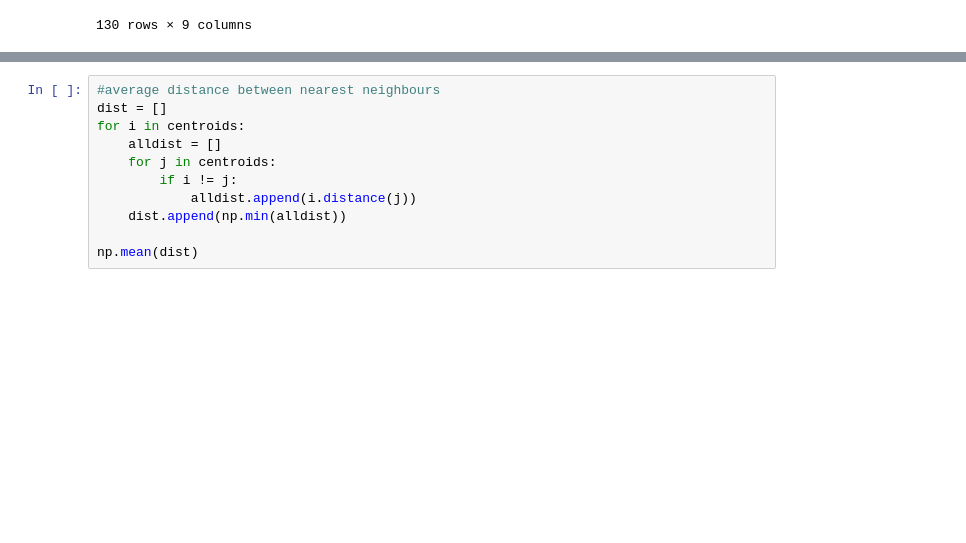
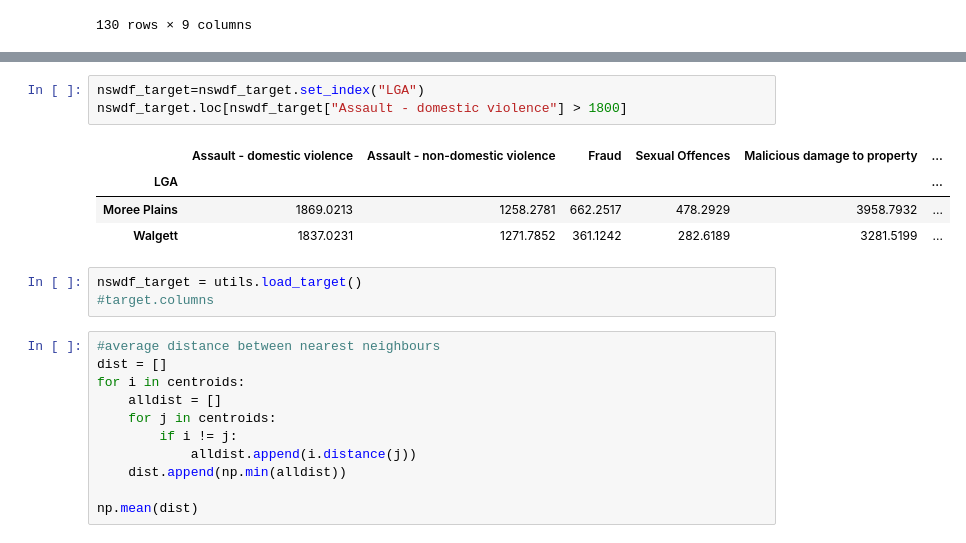
Before and after one commit to desultir/capstone, a Jupyter notebook: notebooks/tdm/gp model.ipynb, the cells around one changed output, grey strips where cells are left out. Saved outputs shown, nothing was run; the diff lists cells and outputs as text; blank space fills up the shorter version.

```diff
--- a/notebooks/tdm/gp model.ipynb
+++ b/notebooks/tdm/gp model.ipynb
@@ -45,3 +61,14 @@ nswdf
+# %%
+nswdf_target=nswdf_target.set_index("LGA")
+nswdf_target.loc[nswdf_target["Assault - domestic violence"] > 1800]
+# %% [output]
+|  | Assault - domestic violence | Assault - non-domestic violence | Fraud | Sexual Offences | Malicious damage to property | ... |
+| LGA |  |  |  |  |  | ... |
+| Moree Plains | 1869.0213 | 1258.2781 | 662.2517 | 478.2929 | 3958.7932 | ... |
+| Walgett | 1837.0231 | 1271.7852 | 361.1242 | 282.6189 | 3281.5199 | ... |
+# %%
+nswdf_target = utils.load_target()
+#target.columns
 # %%
 #average distance between nearest neighbours
 dist = []
```
Also changed, not shown: parts of 11 cells of this notebook, 2 other files.
